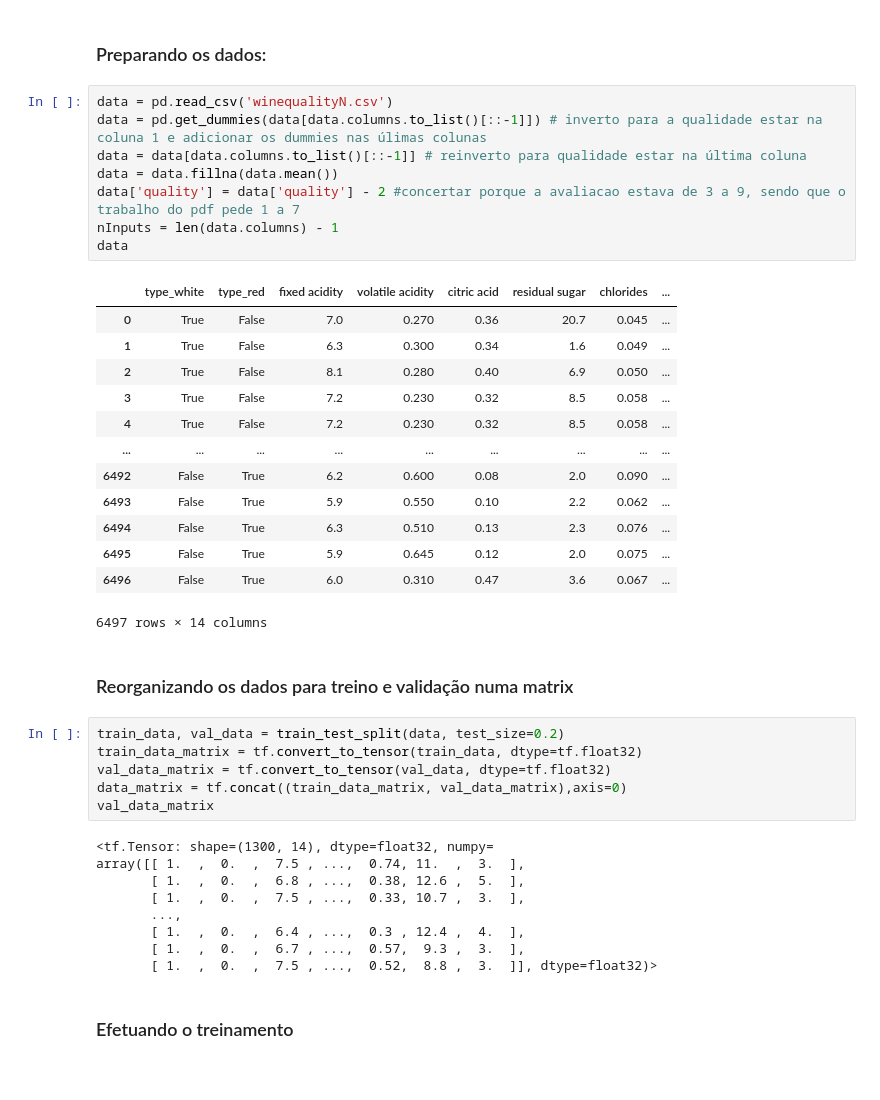
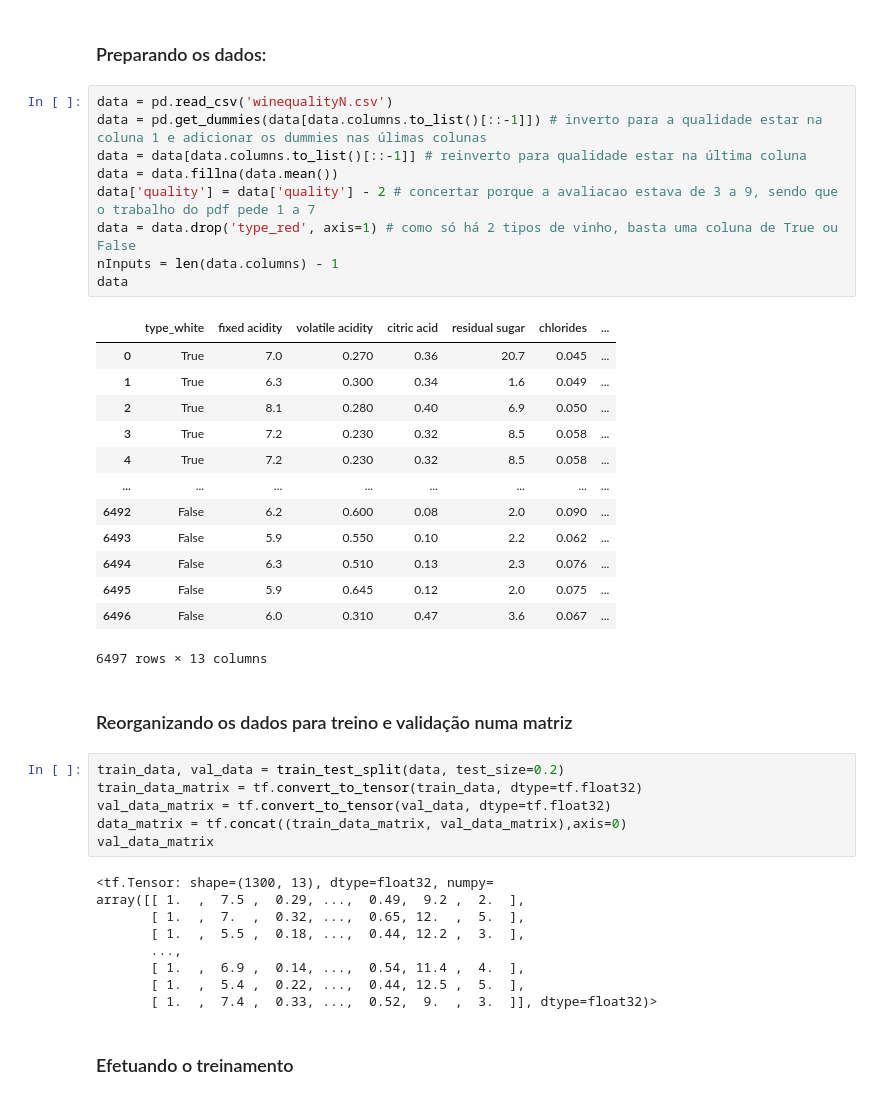
Before and after one commit to LaKHamote/Perceptron, a Jupyter notebook: classificar_vinhos.ipynb, the cells around one changed output. Drawn from its saved outputs; the diff is of its cells as text.

```diff
--- a/classificar_vinhos.ipynb
+++ b/classificar_vinhos.ipynb
@@ -62,27 +62,28 @@ def configure_optimizers(self):
 # %%
 data = pd.read_csv('winequalityN.csv')
 data = pd.get_dummies(data[data.columns.to_list()[::-1]]) # inverto para a qualidade estar na coluna 1 e adicionar os dummies nas úlimas colunas
 data = data[data.columns.to_list()[::-1]] # reinverto para qualidade estar na última coluna
 data = data.fillna(data.mean())
-data['quality'] = data['quality'] - 2 #concertar porque a avaliacao estava de 3 a 9, sendo que o trabalho do pdf pede 1 a 7
+data['quality'] = data['quality'] - 2 # concertar porque a avaliacao estava de 3 a 9, sendo que o trabalho do pdf pede 1 a 7
+data = data.drop('type_red', axis=1) # como só há 2 tipos de vinho, basta uma coluna de True ou False
 nInputs = len(data.columns) - 1
 data
 # %% [output]
-|  | type_white | type_red | fixed acidity | volatile acidity | citric acid | residual sugar | chlorides | ... |
-| 0 | True | False | 7.0 | 0.270 | 0.36 | 20.7 | 0.045 | ... |
-| 1 | True | False | 6.3 | 0.300 | 0.34 | 1.6 | 0.049 | ... |
-| 2 | True | False | 8.1 | 0.280 | 0.40 | 6.9 | 0.050 | ... |
-| 3 | True | False | 7.2 | 0.230 | 0.32 | 8.5 | 0.058 | ... |
-| 4 | True | False | 7.2 | 0.230 | 0.32 | 8.5 | 0.058 | ... |
-| ... | ... | ... | ... | ... | ... | ... | ... | ... |
-| 6492 | False | True | 6.2 | 0.600 | 0.08 | 2.0 | 0.090 | ... |
-| 6493 | False | True | 5.9 | 0.550 | 0.10 | 2.2 | 0.062 | ... |
-| 6494 | False | True | 6.3 | 0.510 | 0.13 | 2.3 | 0.076 | ... |
-| 6495 | False | True | 5.9 | 0.645 | 0.12 | 2.0 | 0.075 | ... |
-| 6496 | False | True | 6.0 | 0.310 | 0.47 | 3.6 | 0.067 | ... |
+|  | type_white | fixed acidity | volatile acidity | citric acid | residual sugar | chlorides | ... |
+| 0 | True | 7.0 | 0.270 | 0.36 | 20.7 | 0.045 | ... |
+| 1 | True | 6.3 | 0.300 | 0.34 | 1.6 | 0.049 | ... |
+| 2 | True | 8.1 | 0.280 | 0.40 | 6.9 | 0.050 | ... |
+| 3 | True | 7.2 | 0.230 | 0.32 | 8.5 | 0.058 | ... |
+| 4 | True | 7.2 | 0.230 | 0.32 | 8.5 | 0.058 | ... |
+| ... | ... | ... | ... | ... | ... | ... | ... |
+| 6492 | False | 6.2 | 0.600 | 0.08 | 2.0 | 0.090 | ... |
+| 6493 | False | 5.9 | 0.550 | 0.10 | 2.2 | 0.062 | ... |
+| 6494 | False | 6.3 | 0.510 | 0.13 | 2.3 | 0.076 | ... |
+| 6495 | False | 5.9 | 0.645 | 0.12 | 2.0 | 0.075 | ... |
+| 6496 | False | 6.0 | 0.310 | 0.47 | 3.6 | 0.067 | ... |
-6497 rows × 14 columns
+6497 rows × 13 columns
 # %% [markdown]
-### Reorganizando os dados para treino e validação numa matrix
+### Reorganizando os dados para treino e validação numa matriz
 # %%
 train_data, val_data = train_test_split(data, test_size=0.2)
 train_data_matrix = tf.convert_to_tensor(train_data, dtype=tf.float32)
@@ -90,14 +91,14 @@ val_data_matrix = tf.convert_to_tensor(val_data, dtype=tf.float32)
 data_matrix = tf.concat((train_data_matrix, val_data_matrix),axis=0)
 val_data_matrix
 # %% [output]
-<tf.Tensor: shape=(1300, 14), dtype=float32, numpy=
-array([[ 1.  ,  0.  ,  7.5 , ...,  0.74, 11.  ,  3.  ],
-       [ 1.  ,  0.  ,  6.8 , ...,  0.38, 12.6 ,  5.  ],
-       [ 1.  ,  0.  ,  7.5 , ...,  0.33, 10.7 ,  3.  ],
+<tf.Tensor: shape=(1300, 13), dtype=float32, numpy=
+array([[ 1.  ,  7.5 ,  0.29, ...,  0.49,  9.2 ,  2.  ],
+       [ 1.  ,  7.  ,  0.32, ...,  0.65, 12.  ,  5.  ],
+       [ 1.  ,  5.5 ,  0.18, ...,  0.44, 12.2 ,  3.  ],
        ...,
-       [ 1.  ,  0.  ,  6.4 , ...,  0.3 , 12.4 ,  4.  ],
-       [ 1.  ,  0.  ,  6.7 , ...,  0.57,  9.3 ,  3.  ],
-       [ 1.  ,  0.  ,  7.5 , ...,  0.52,  8.8 ,  3.  ]], dtype=float32)>
+       [ 1.  ,  6.9 ,  0.14, ...,  0.54, 11.4 ,  4.  ],
+       [ 1.  ,  5.4 ,  0.22, ...,  0.44, 12.5 ,  5.  ],
+       [ 1.  ,  7.4 ,  0.33, ...,  0.52,  9.  ,  3.  ]], dtype=float32)>
 # %% [markdown]
 ### Efetuando o treinamento
 # %%
```
Also changed, not shown: parts of 3 cells of this notebook, 1 other file.
